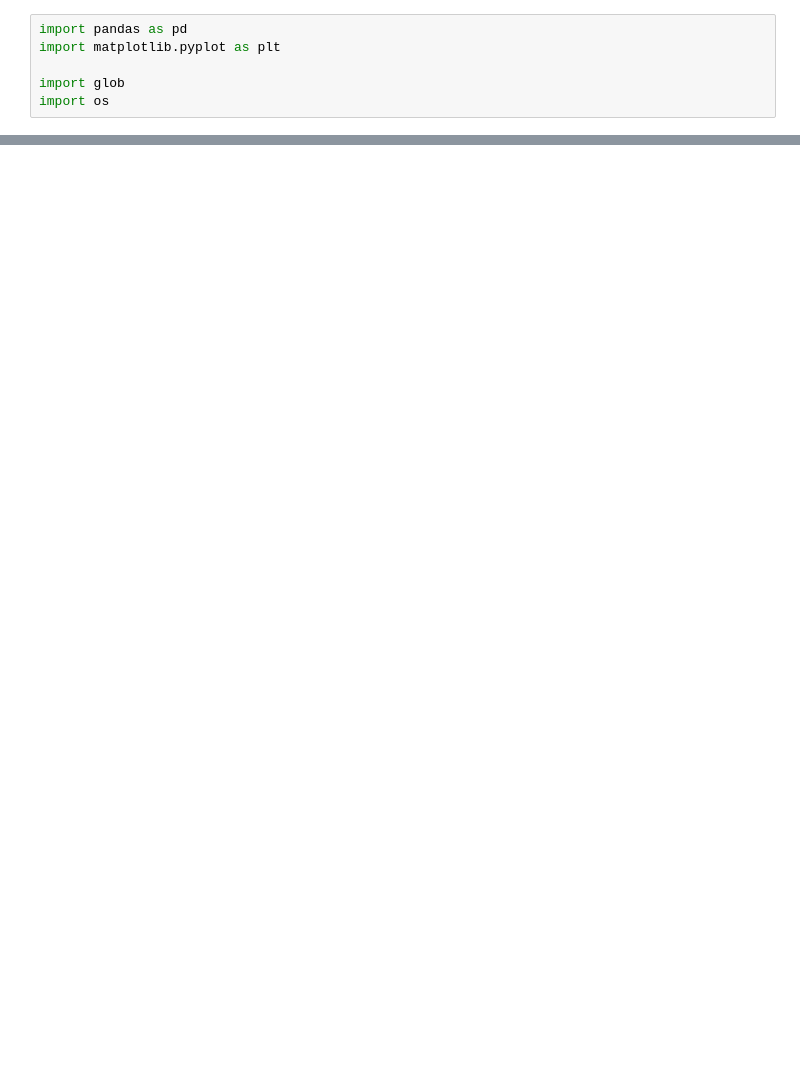
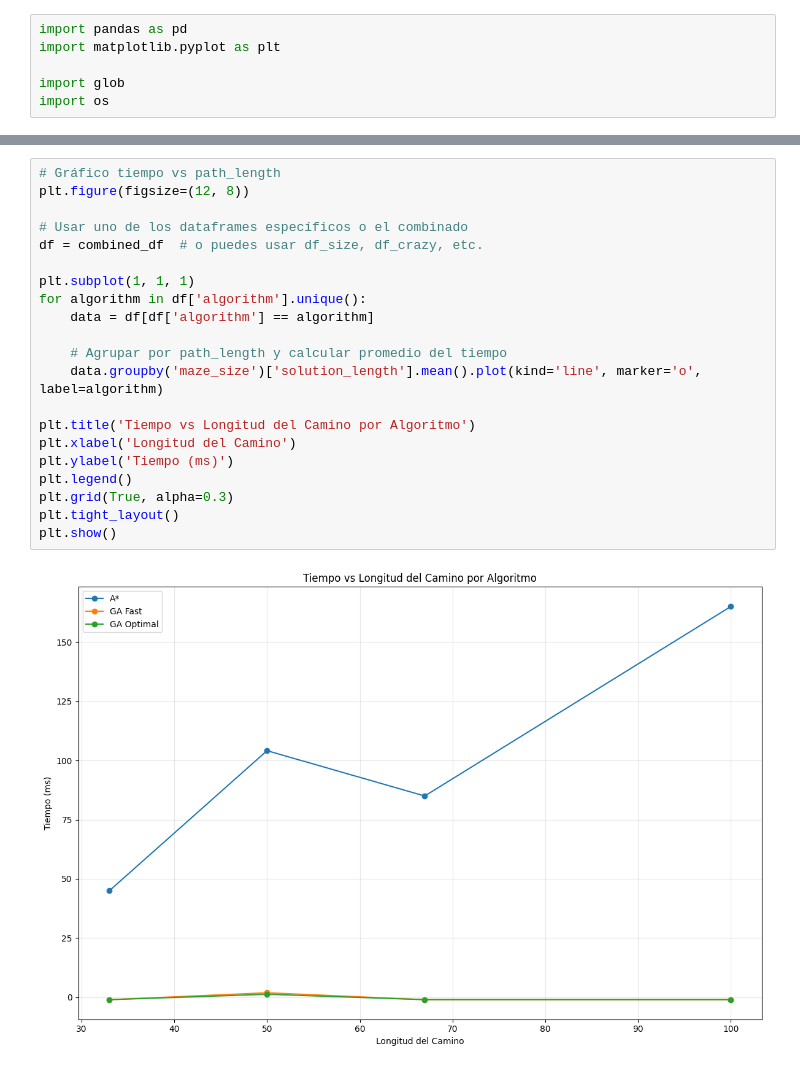
Before and after one commit to BastiBernal/Tarea-1-IA, a Jupyter notebook: experiments/analisis_resultados.ipynb, the cells around one changed output, grey strips where cells are left out. Drawn from its saved outputs; the diff is of its cells as text; blank space fills up the shorter version.

```diff
--- a/experiments/analisis_resultados.ipynb
+++ b/experiments/analisis_resultados.ipynb
@@ -147,0 +162,23 @@ plt.show()
+# %%
+# Gráfico tiempo vs path_length
+plt.figure(figsize=(12, 8))
+
+# Usar uno de los dataframes específicos o el combinado
+df = combined_df  # o puedes usar df_size, df_crazy, etc.
+
+plt.subplot(1, 1, 1)
+for algorithm in df['algorithm'].unique():
+    data = df[df['algorithm'] == algorithm]
+
+    # Agrupar por path_length y calcular promedio del tiempo
+    data.groupby('maze_size')['solution_length'].mean().plot(kind='line', marker='o', label=algorithm)
+
+plt.title('Tiempo vs Longitud del Camino por Algoritmo')
+plt.xlabel('Longitud del Camino')
+plt.ylabel('Tiempo (ms)')
+plt.legend()
+plt.grid(True, alpha=0.3)
+plt.tight_layout()
+plt.show()
+# %% [output]
+[figure, added]
```
Also changed, not shown: parts of 6 cells of this notebook, 5 other files.
